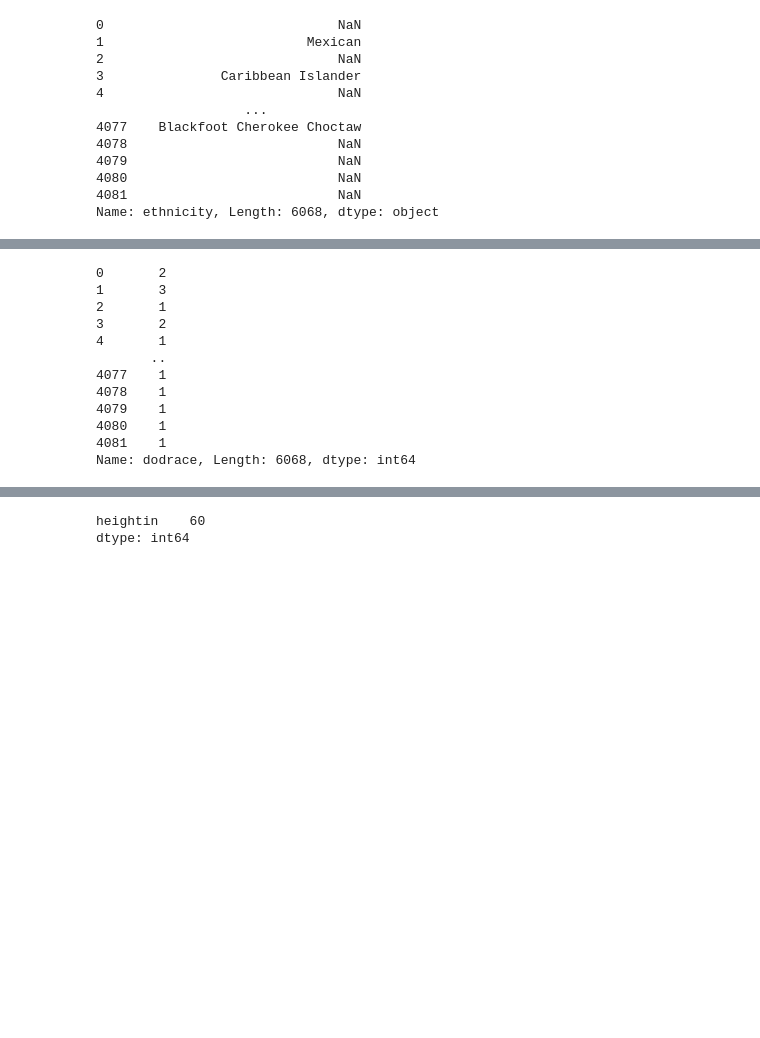
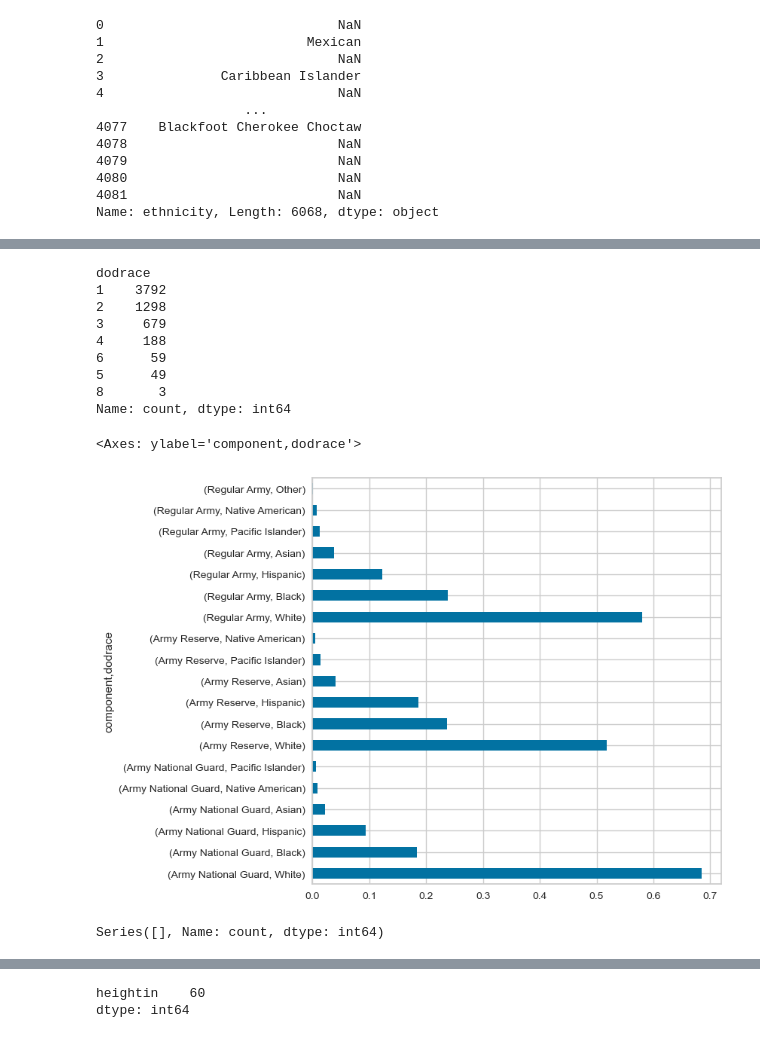
Before and after one commit to Nurdan10/ML_Projects, a Jupyter notebook: soldier_race_project_students_first.ipynb, the cells around one changed output, grey strips where cells are left out. Saved outputs shown, nothing was run; the diff lists cells and outputs as text; code cells hidden in the pictures; blank space fills up the shorter version.

```diff
--- a/soldier_race_project_students_first.ipynb
+++ b/soldier_race_project_students_first.ipynb
@@ -243,17 +363,14 @@ df.ethnicity.isnull()
 # %%
 df.drop("ethnicity", axis=1, inplace=True)
 # %%
-df.dodrace
+df.dodrace.value_counts()
 # %% [output]
-0       2
-1       3
-2       1
-3       2
-4       1
-       ..
-4077    1
-4078    1
-4079    1
-4080    1
-4081    1
-Name: dodrace, Length: 6068, dtype: int64
+dodrace
+1    3792
+2    1298
+3     679
+4     188
+6      59
+5      49
+8       3
+Name: count, dtype: int64
@@ -259,0 +387,10 @@ Name: dodrace, Length: 6068, dtype: int64
+# %%
+df.groupby(["component"])["dodrace"].value_counts(normalize = True).plot(kind="barh", figsize=(7,7))
+# %% [output]
+<Axes: ylabel='component,dodrace'>
+[figure, added]
+# %%
+df = df[(df.dodrace==1) | (df.dodrace==2) | (df.dodrace==3)]
+df.dodrace.value_counts()
+# %% [output]
+Series([], Name: count, dtype: int64)
```
Also changed, not shown: parts of 72 cells of this notebook.
